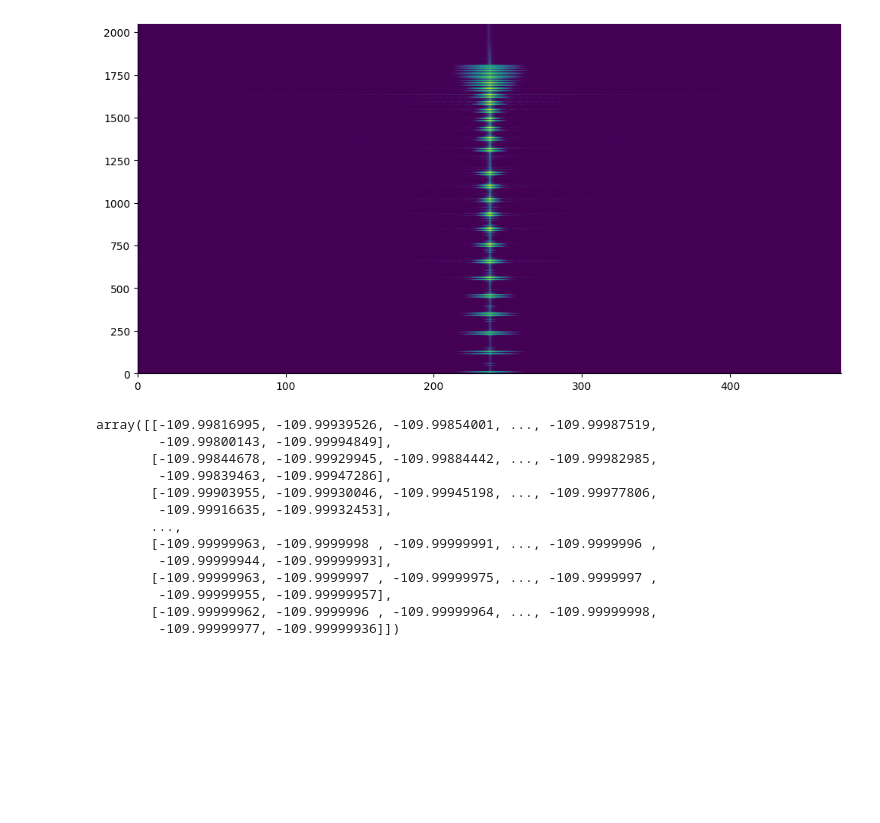
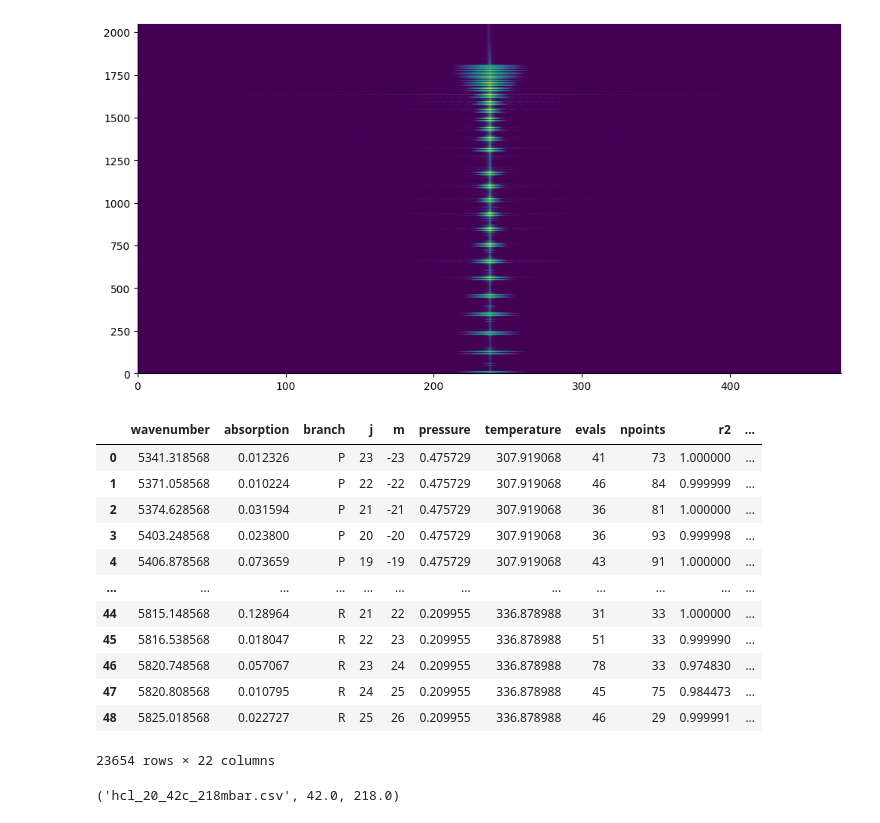
Before and after one commit to Alexandre-Esposte/LineProphet-Machine-Learning-for-Spectral-Attributes, a Jupyter notebook: nbs/for_images.ipynb, the cells around one changed output. Saved outputs shown, nothing was run; the diff lists cells and outputs as text; code cells hidden in the pictures; blank space fills up the shorter version.

```diff
--- a/nbs/for_images.ipynb
+++ b/nbs/for_images.ipynb
@@ -137,19 +154,27 @@ plt.pcolormesh(spec['a'], shading='gouraud', cmap='viridis')
 # %% [output]
 <matplotlib.collections.QuadMesh at 0x...>
 [figure]
-# %%
-spec['a']
-# %% [output]
-array([[-109.99816995, -109.99939526, -109.99854001, ..., -109.99987519,
-        -109.99800143, -109.99994849],
-       [-109.99844678, -109.99929945, -109.99884442, ..., -109.99982985,
-        -109.99839463, -109.99947286],
-       [-109.99903955, -109.99930046, -109.99945198, ..., -109.99977806,
-        -109.99916635, -109.99932453],
-       ...,
-       [-109.99999963, -109.9999998 , -109.99999991, ..., -109.9999996 ,
-        -109.99999944, -109.99999993],
-       [-109.99999963, -109.9999997 , -109.99999975, ..., -109.9999997 ,
-        -109.99999955, -109.99999957],
-       [-109.99999962, -109.9999996 , -109.99999964, ..., -109.99999998,
-        -109.99999977, -109.99999936]])
+# %%
+arqs = os.listdir('../database/lines/valid')
+
+data = pd.DataFrame()
+for arq in arqs:
+    data = pd.concat([data,pd.read_csv("../database/lines/valid/"+arq)])
+# %%
+data = data.drop(columns=['Unnamed: 0'])
+# %%
+data
+# %% [output]
+|  | wavenumber | absorption | branch | j | m | pressure | temperature | evals | npoints | r2 | ... |
+| 0 | 5341.318568 | 0.012326 | P | 23 | -23 | 0.475729 | 307.919068 | 41 | 73 | 1.000000 | ... |
+| 1 | 5371.058568 | 0.010224 | P | 22 | -22 | 0.475729 | 307.919068 | 46 | 84 | 0.999999 | ... |
+| 2 | 5374.628568 | 0.031594 | P | 21 | -21 | 0.475729 | 307.919068 | 36 | 81 | 1.000000 | ... |
+| 3 | 5403.248568 | 0.023800 | P | 20 | -20 | 0.475729 | 307.919068 | 36 | 93 | 0.999998 | ... |
+| 4 | 5406.878568 | 0.073659 | P | 19 | -19 | 0.475729 | 307.919068 | 43 | 91 | 1.000000 | ... |
+| ... | ... | ... | ... | ... | ... | ... | ... | ... | ... | ... | ... |
+| 44 | 5815.148568 | 0.128964 | R | 21 | 22 | 0.209955 | 336.878988 | 31 | 33 | 1.000000 | ... |
+| 45 | 5816.538568 | 0.018047 | R | 22 | 23 | 0.209955 | 336.878988 | 51 | 33 | 0.999990 | ... |
+| 46 | 5820.748568 | 0.057067 | R | 23 | 24 | 0.209955 | 336.878988 | 78 | 33 | 0.974830 | ... |
+| 47 | 5820.808568 | 0.010795 | R | 24 | 25 | 0.209955 | 336.878988 | 45 | 75 | 0.984473 | ... |
+| 48 | 5825.018568 | 0.022727 | R | 25 | 26 | 0.209955 | 336.878988 | 46 | 29 | 0.999991 | ... |
+23654 rows × 22 columns
@@ -155,0 +185,10 @@ array([[-109.99816995, -109.99939526, -109.99854001, ..., -109.99987519,
+# %%
+name = espectros[0]
+
+temp = float(name.split('_')[2].split('c')[0])
+
+press =   float(name.split('_')[3].split('mbar')[0])
+
+name, temp, press
+# %% [output]
+('hcl_20_42c_218mbar.csv', 42.0, 218.0)
```
Also changed, not shown: parts of 6 cells of this notebook, 23 other files.
